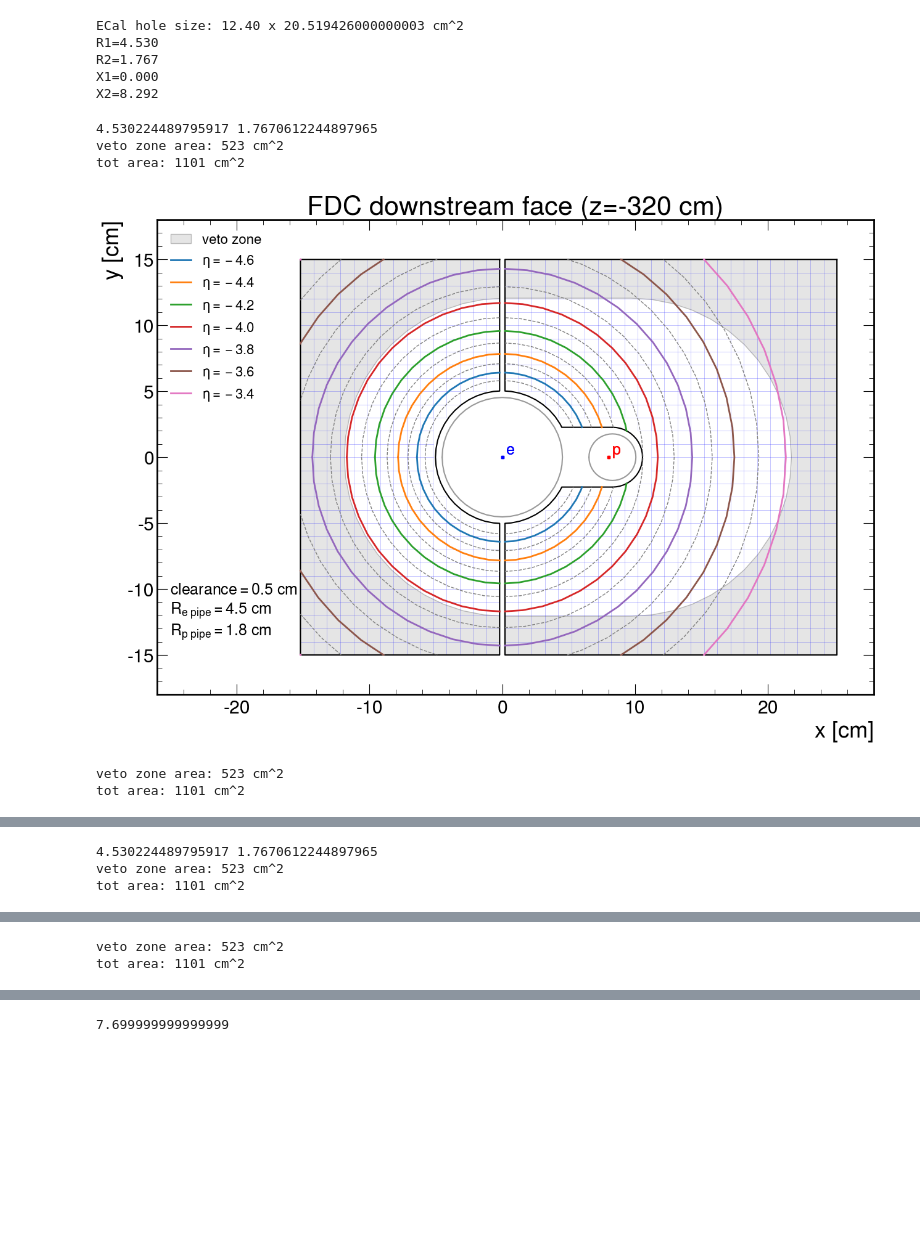
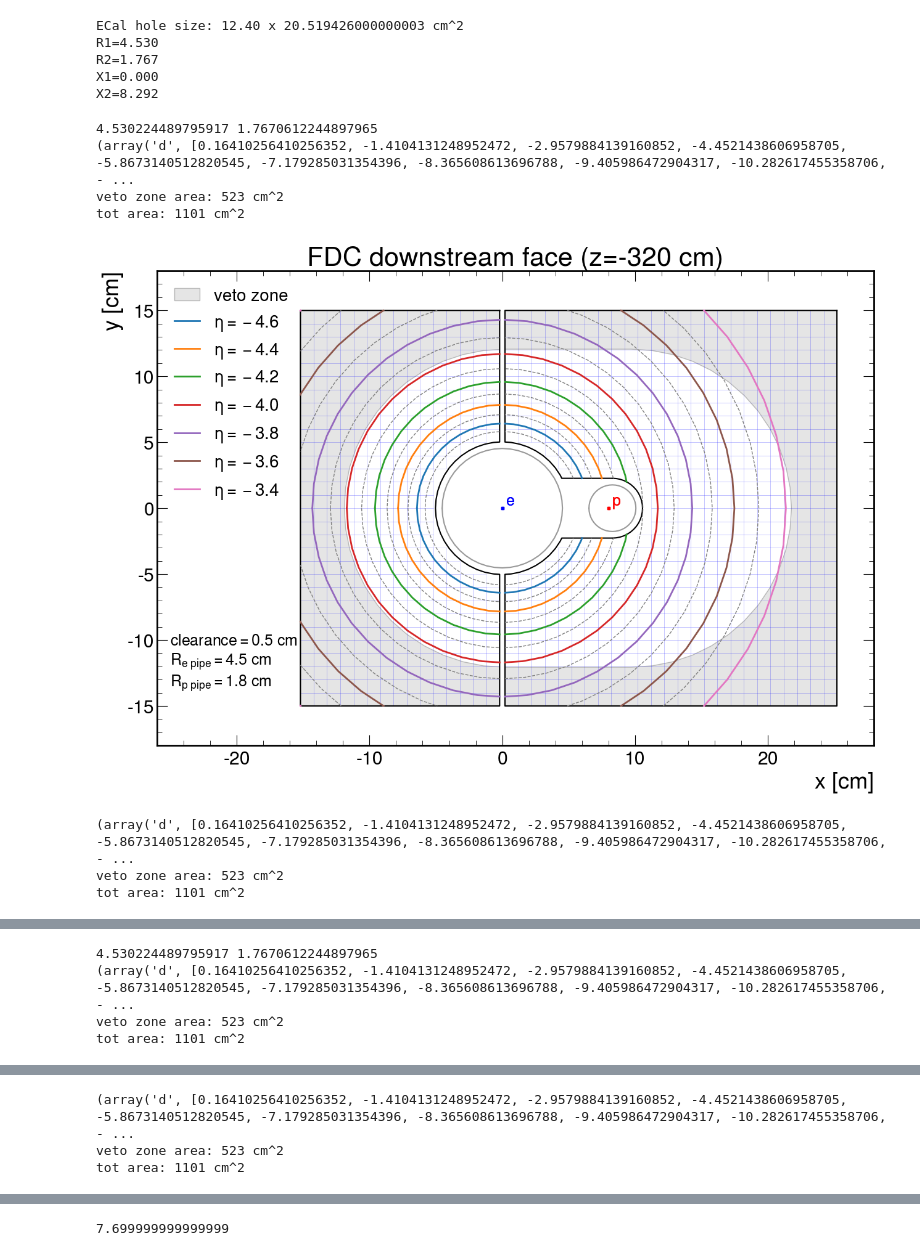
Before and after one commit to sebouh137/backwards_insert, a Jupyter notebook: TransverseStructure.ipynb, the cells around one changed output, grey strips where cells are left out. Saved outputs shown, nothing was run; the diff lists cells and outputs as text; code cells hidden in the pictures; blank space fills up the shorter version.

```diff
--- a/TransverseStructure.ipynb
+++ b/TransverseStructure.ipynb
@@ -182,7 +182,7 @@ def eta_plot(pos='downstream', var='eta', showMoliere=False, moliereRadius=2.1,
     circ2 = shapely.Polygon(zip(s*ECAL_radius*np.cos(phi)+s*ECAL_offset_R, s*ECAL_radius*np.sin(phi)))
     rect1= rect(ECAL_offset_L*s, -s*ECAL_radius, ECAL_offset_R*s, s*ECAL_radius)
     ECAL_shadow = circ1 | circ2 | rect1
-
+    print(ECAL_shadow.exterior.xy)
     for i, half in enumerate([left_half, right_half]):
         half_veto_region=(half-ECAL_shadow)
         xy=list(zip(*half_veto_region.exterior.xy))
@@ -262,7 +262,7 @@ def eta_plot(pos='downstream', var='eta', showMoliere=False, moliereRadius=2.1,
             plt.plot(*ring_segments.xy, label=label,
                     linestyle='--' if (j+1) %2 else '-', color='0.5' if (j+1)%2 else None,
                     lw=1 if (j+1)%2 else 2)
-    plt.legend(fontsize=16, framealpha=1)
+    plt.legend(fontsize=20, framealpha=1)
     plt.title(f"FDC {pos} face (z={z:.0f} cm)")
     plt.xlabel("x [cm]")
     plt.ylabel("y [cm]")
@@ -272,33 +272,35 @@ def eta_plot(pos='downstream', var='eta', showMoliere=False, moliereRadius=2.1,
     #draw x at electron and proton beam positions
     #a=0.25
     for c,p,x in ('b','e',0), ('r','p',0.025*abs(z)):
         for s in -1,1:
             plt.plot([x], [0],marker='s', color=c, markersize=3)
             plt.text(x+0.3, 0+0.25, p, color=c, fontsize=18)
 
     plt.text(-25, -15, f"clearance$={clearance:.1f}$ cm\n"+\
                        f"$R_{{e\\,\\,pipe}}={R1:.1f}$ cm\n"+\
                        f"$R_{{p\\,\\,pipe}}={R2:.1f}$ cm\n", fontsize=18)
 
 eta_plot("downstream", "eta")
 plt.savefig("images/downstream_eta_rings.pdf")
 plt.show()
 
 eta_plot("upstream", "eta")
 plt.savefig("images/upstream_eta_rings.pdf")
 plt.show()
 
 eta_plot("downstream", "theta")
 plt.savefig("images/downstream_theta_rings.pdf")
 plt.show()
 
 eta_plot("upstream", "theta")
 plt.savefig("images/upstream_theta_rings.pdf")
 plt.show()
 # %% [output]
 4.530224489795917 1.7670612244897965
+(array('d', [0.16410256410256352, -1.4104131248952472, -2.9579884139160852, -4.4521438606958705, -5.8673140512820545, -7.179285031354396, -8.365608613696788, -9.405986472904317, -10.282617455358706, - ...
 veto zone area: 523 cm^2
 tot area: 1101 cm^2
-[figure, old version]
+[figure, new version]
+(array('d', [0.16410256410256352, -1.4104131248952472, -2.9579884139160852, -4.4521438606958705, -5.8673140512820545, -7.179285031354396, -8.365608613696788, -9.405986472904317, -10.282617455358706, - ...
 veto zone area: 523 cm^2
 tot area: 1101 cm^2
@@ -306,3 +308,4 @@ tot area: 1101 cm^2
 4.530224489795917 1.7670612244897965
+(array('d', [0.16410256410256352, -1.4104131248952472, -2.9579884139160852, -4.4521438606958705, -5.8673140512820545, -7.179285031354396, -8.365608613696788, -9.405986472904317, -10.282617455358706, - ...
 veto zone area: 523 cm^2
 tot area: 1101 cm^2
@@ -310,2 +313,3 @@ tot area: 1101 cm^2
+(array('d', [0.16410256410256352, -1.4104131248952472, -2.9579884139160852, -4.4521438606958705, -5.8673140512820545, -7.179285031354396, -8.365608613696788, -9.405986472904317, -10.282617455358706, - ...
 veto zone area: 523 cm^2
 tot area: 1101 cm^2
```
Also changed, not shown: parts of 7 cells of this notebook, 6 other files.
